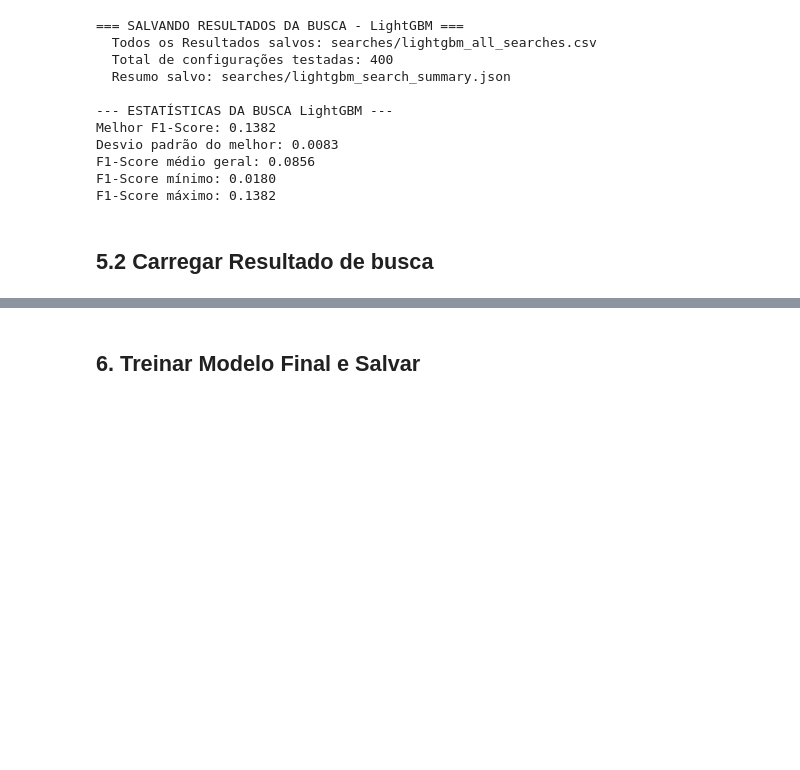
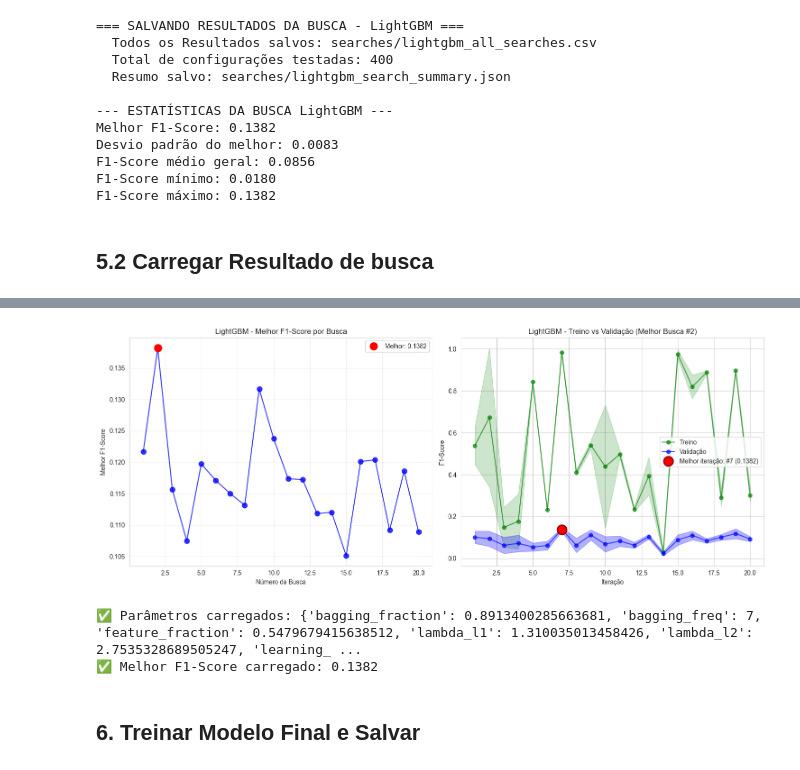
Before and after one commit to marquesgbr/data-mining-proj-crisp-dm, a Jupyter notebook: modeling/8-LightGBM_model_eval.ipynb, the cells around one changed output, grey strips where cells are left out. Saved outputs shown, nothing was run; the diff lists cells and outputs as text; code cells hidden in the pictures; blank space fills up the shorter version.

Commit message:
feat: add new funtion for ploting loaded results and change running ord

```diff
--- a/modeling/8-LightGBM_model_eval.ipynb
+++ b/modeling/8-LightGBM_model_eval.ipynb
@@ -610,3 +697,8 @@ loaded_results = load_search_results(MODEL_NAME)
+# %%
+# Plotar a história da busca a partir dos resultados carregados
+plot_search_history_from_loaded(loaded_results, MODEL_NAME)
+# %% [output]
+[figure, added]
 # %%
 
 #### 4.3 Recuperar Melhores Parâmetros para Uso Posterior
@@ -615,8 +707,16 @@ if 'loaded_results' in locals():
     best_params = get_best_params_from_saved(MODEL_NAME)
     if best_params:
         print(f"✅ Parâmetros carregados: {best_params}")
+    best_score = loaded_results['summary']['best_overall_score']
+    print(f"✅ Melhor F1-Score carregado: {best_score:.4f}")
 else:
     best_params = model_search.best_params_
+    best_score = model_search.best_score_
+    print(f"✅ Usando parâmetros da busca atual: {best_params}")
+    print(f"✅ Melhor F1-Score da busca atual: {best_score:.4f}")
+# %% [output]
+✅ Parâmetros carregados: {'bagging_fraction': 0.8913400285663681, 'bagging_freq': 7, 'feature_fraction': 0.5479679415638512, 'lambda_l1': 1.310035013458426, 'lambda_l2': 2.7535328689505247, 'learning_ ...
+✅ Melhor F1-Score carregado: 0.1382
 # %% [markdown]
 ## 6. Treinar Modelo Final e Salvar
 # %%
```
Also changed, not shown: parts of 5 cells of this notebook, 5 other files.
